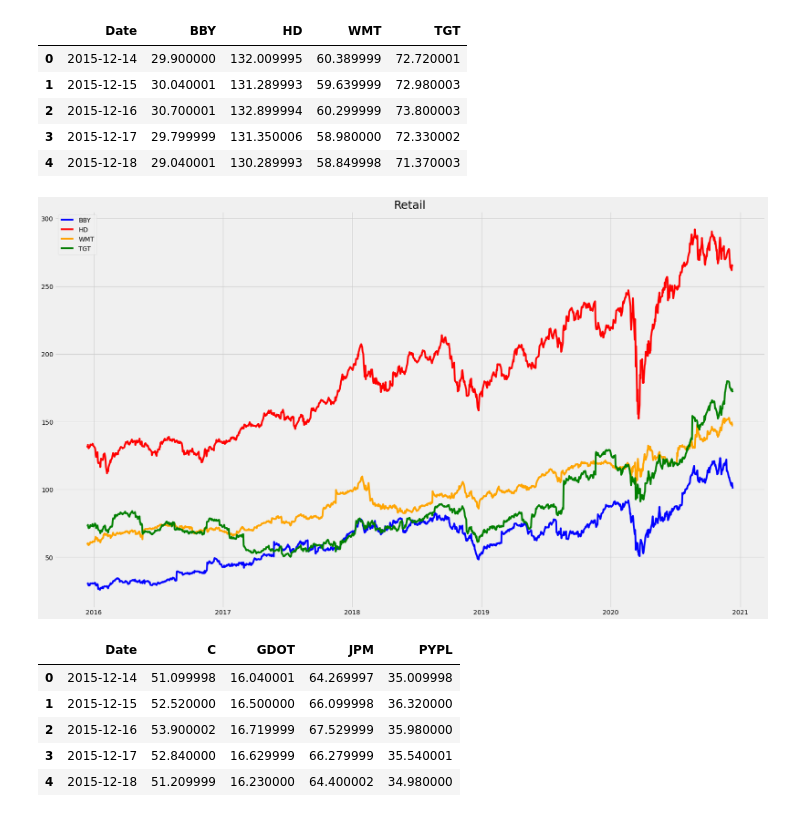
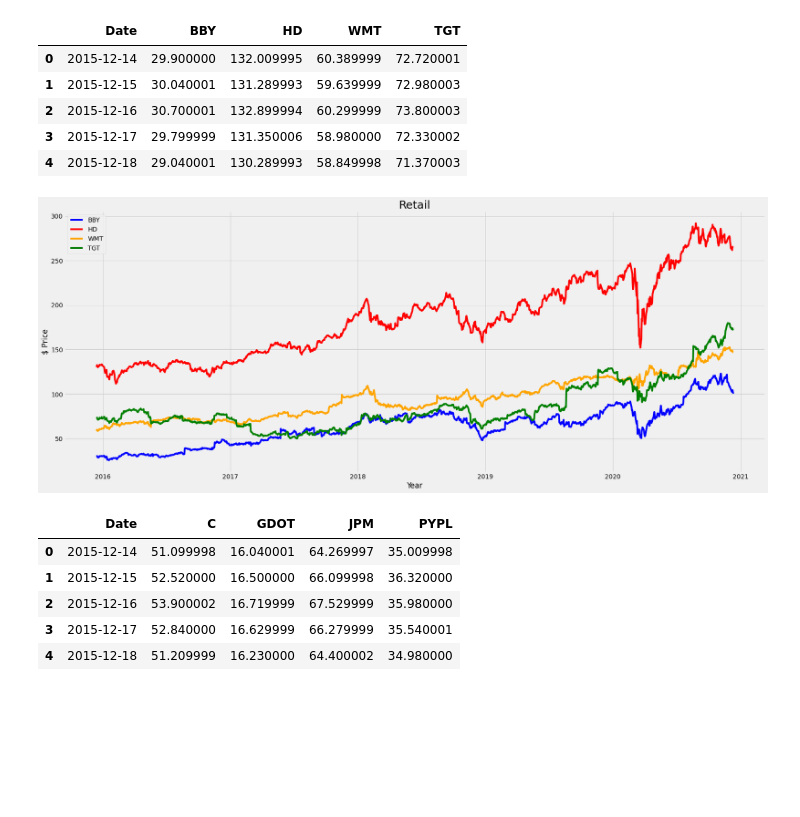
Before and after one commit to aau-vasak/capstone_project, a Jupyter notebook: EDA.ipynb, the cells around one changed output. Cells and saved outputs as stored; diff of their text form; code cells hidden in the pictures; blank space fills up the shorter version.

```diff
--- a/EDA.ipynb
+++ b/EDA.ipynb
@@ -204,15 +204,17 @@ retail.head()
 # %%
 retail['Date']=pd.to_datetime(retail['Date'])
 retail.set_index('Date',inplace=True)
 plt.plot('BBY', color='blue', data=retail, label='BBY')
 plt.plot('HD', color='red', data=retail, label='HD')
 plt.plot('WMT', color='orange', data=retail, label='WMT')
 plt.plot('TGT', color='green', data=retail, label='TGT')
 plt.legend(loc='upper left')
+plt.xlabel("Year")
+plt.ylabel("$ Price")
 plt.title('Retail', fontsize=25)
 plt.show()
 # %% [output]
-[figure, old version]
+[figure, new version]
 # %%
 finance=C[['Date', 'Close']].merge(GDOT[['Date', 'Close']], on='Date')
 finance.columns=['Date', 'C', 'GDOT']
```
Also changed, not shown: parts of 2 cells of this notebook, 3 other files.
